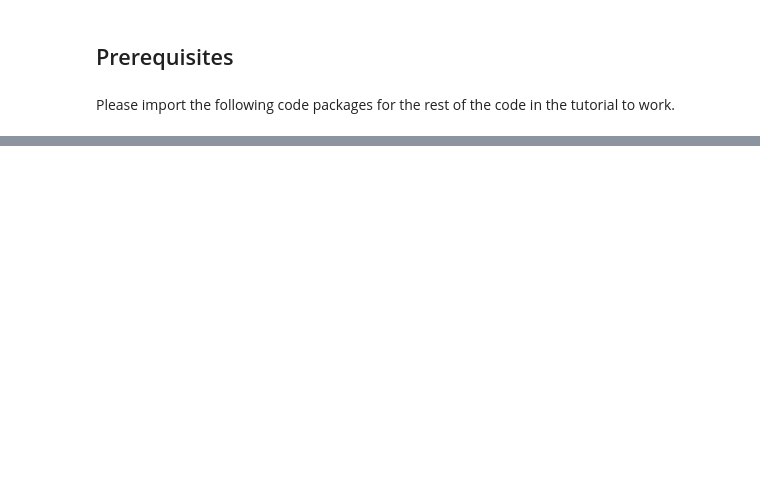
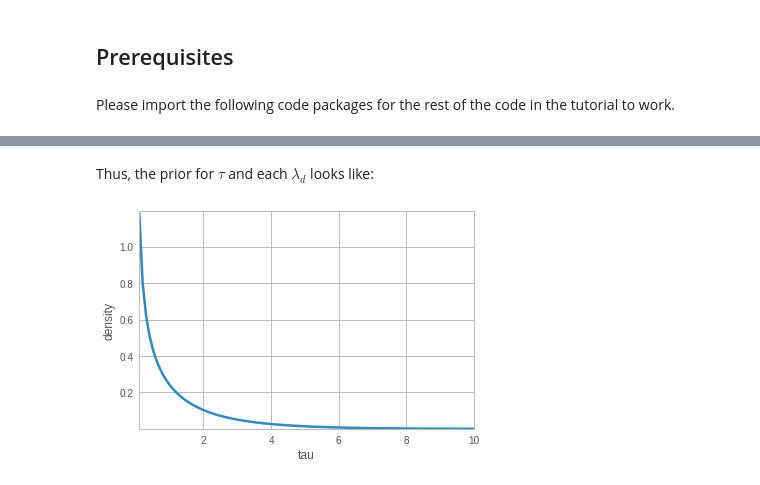
Before and after one commit to facebookresearch/beanmachine, a Jupyter notebook: tutorials/Tutorial_Implement_sparse_logistic_regression.ipynb, the cells around one changed output, grey strips where cells are left out. Cells and saved outputs as stored; diff of their text form; code cells hidden in the pictures; blank space fills up the shorter version.

```diff
--- a/tutorials/Tutorial_Implement_sparse_logistic_regression.ipynb
+++ b/tutorials/Tutorial_Implement_sparse_logistic_regression.ipynb
@@ -425,0 +15,27 @@ HMC      -346.573591
+# %%
+import beanmachine.ppl as bm
+
+import torch
+from torch import tensor
+import torch.distributions as dist
+import matplotlib as mpl
+import matplotlib.pyplot as plt
+import numpy as np
+import pandas as pd
+import sklearn
+import sklearn.model_selection
+import logging
+import io
+import zlib
+
+plt.rc('axes', xmargin=0, ymargin=0)
+plt.rc('figure', figsize=[8, 6])
+plt.rc('font', size=14)
+plt.rc('hist', bins=30)
+plt.rc('lines', linewidth=2.5)
+
+np.set_printoptions(precision=3)
+pd.set_option('precision', 3)
+
+logging.getLogger("beanmachine").setLevel(50)
+torch.manual_seed(17);
@@ -425,0 +68,12 @@ HMC      -346.573591
+# %%
+alpha_hyperparam = 0.5
+beta_hyperparam = 0.5
+# %% [markdown]
+Thus, the prior for $\tau$ and each $\lambda_d$ looks like:
+# %%
+taus = torch.linspace(0, 10, 100)
+plt.plot(taus, dist.Gamma(concentration=alpha_hyperparam, rate=beta_hyperparam).log_prob(taus).exp())
+plt.xlabel("tau")
+plt.ylabel("density");
+# %% [output]
+[figure, added]
```
Also changed, not shown: parts of 142 cells of this notebook, 3 other files.
